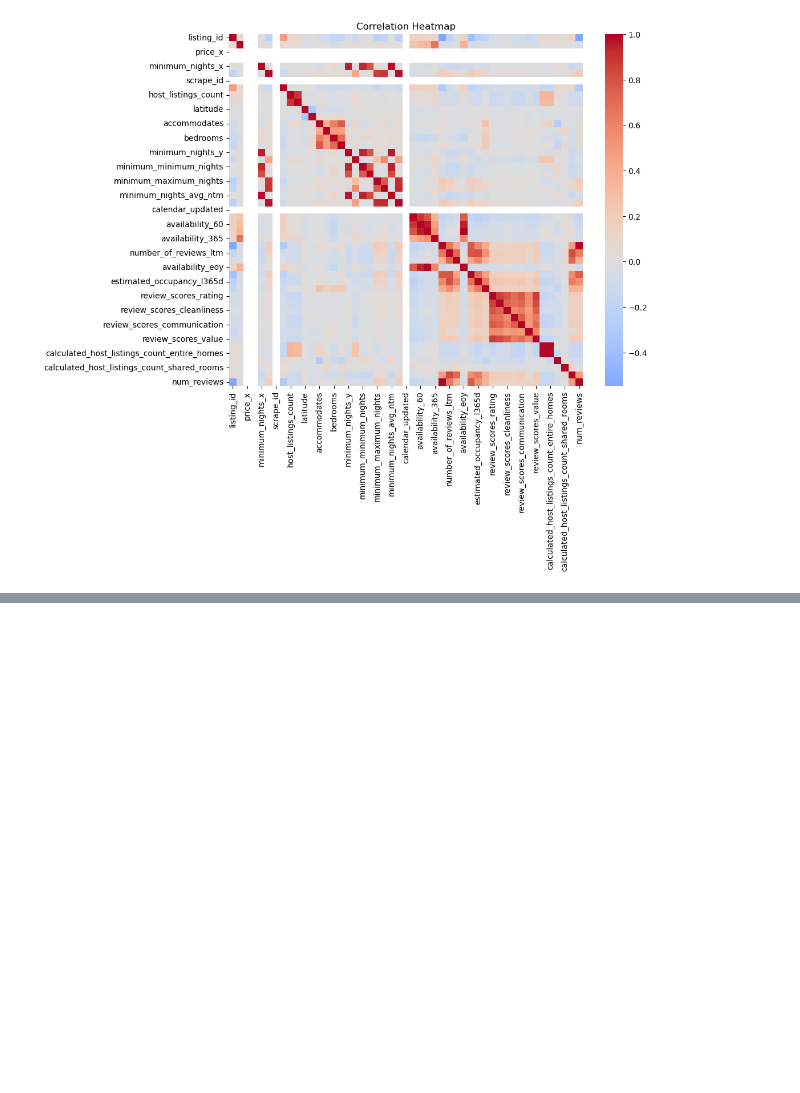
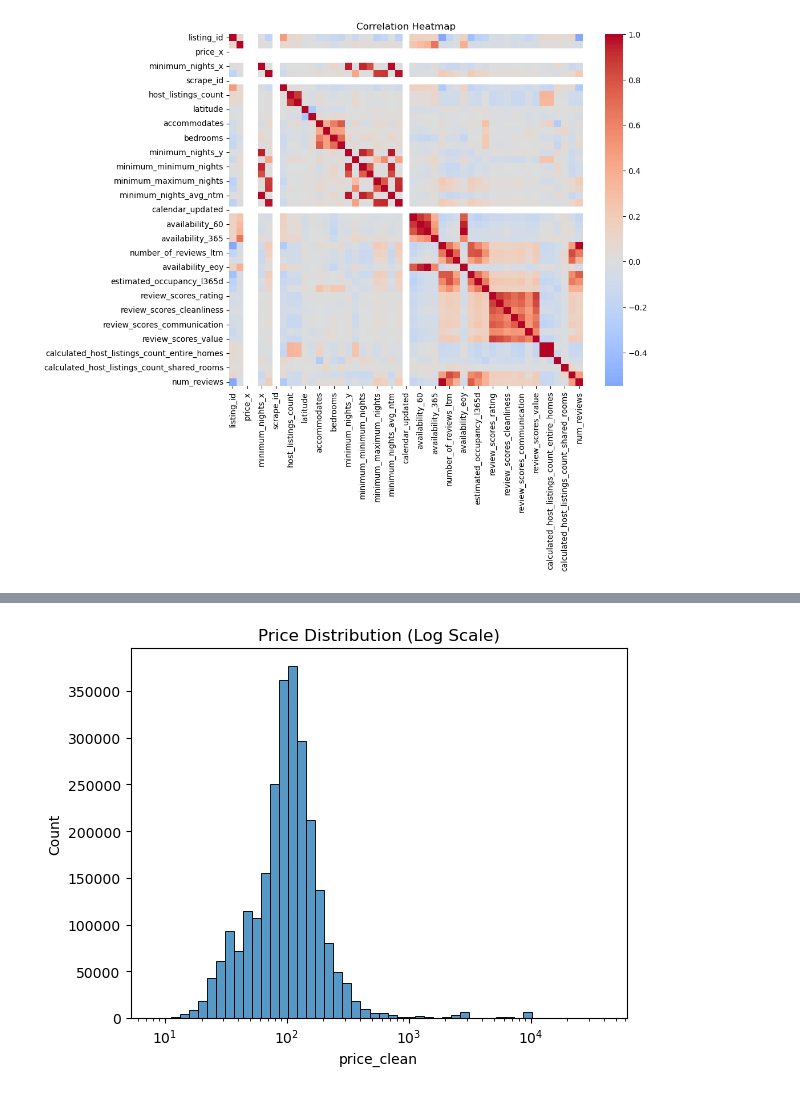
Before and after one commit to MateoBarredaR/hackaton1, a Jupyter notebook: notebooks/may.ipynb, the cells around one changed output, grey strips where cells are left out. Cells and saved outputs as stored; diff of their text form; code cells hidden in the pictures; blank space fills up the shorter version.

Commit message:
new graphs

```diff
--- a/notebooks/may.ipynb
+++ b/notebooks/may.ipynb
@@ -188,0 +193,17 @@ plt.show()
+# %%
+
+# RE-MERGE DATASETS (Clean + Safe)
+
+
+# ensure both datasets use listing_id
+if 'id' in listings.columns and 'listing_id' not in listings.columns:
+    listings = listings.rename(columns={'id': 'listing_id'})
+
+# fresh merge: calendar (daily data) is the base
+df = calendar.merge(listings, on='listing_id', how='left', suffixes=('_calendar','_listing'))
+
+# merge review summary
+df = df.merge(reviews_summary, on='listing_id', how='left')
+
+print("Re-merged df shape:", df.shape)
+df.head()
@@ -188,0 +236,9 @@ plt.show()
+# %%
+df['price_clean'] = (
+    df['price_listing']
+    .astype(str)
+    .str.replace(r'[\$,]', '', regex=True)
+    .astype(float)
+)
+
+print(df['price_clean'].describe())
@@ -188,0 +255,6 @@ plt.show()
+# %%
+sns.histplot(df['price_clean'], bins=50, log_scale=True)
+plt.title("Price Distribution (Log Scale)")
+plt.show()
+# %% [output]
+[figure, added]
```
Also changed, not shown: parts of 9 cells of this notebook.
